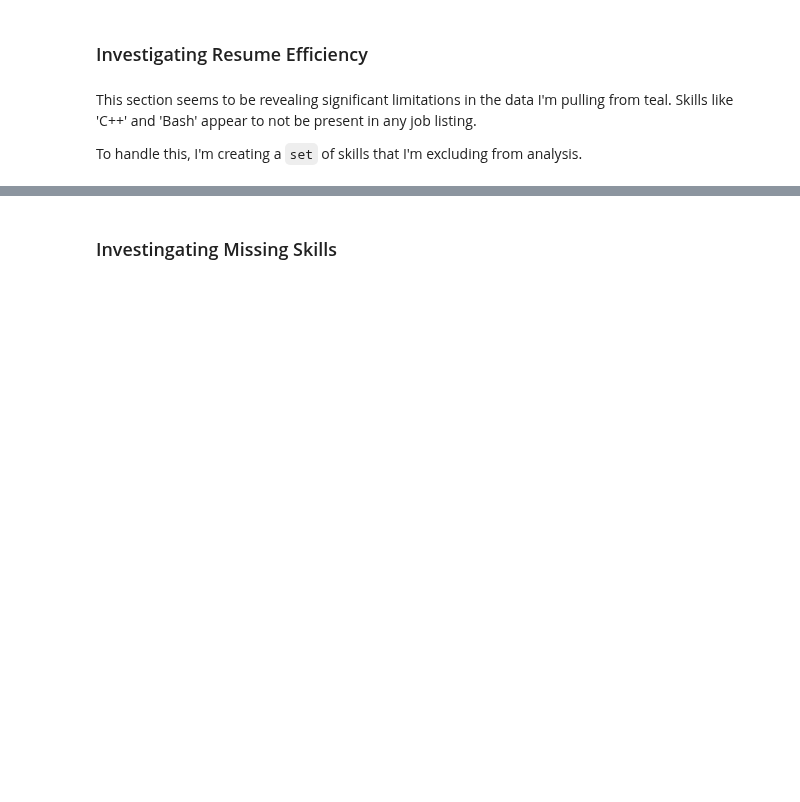
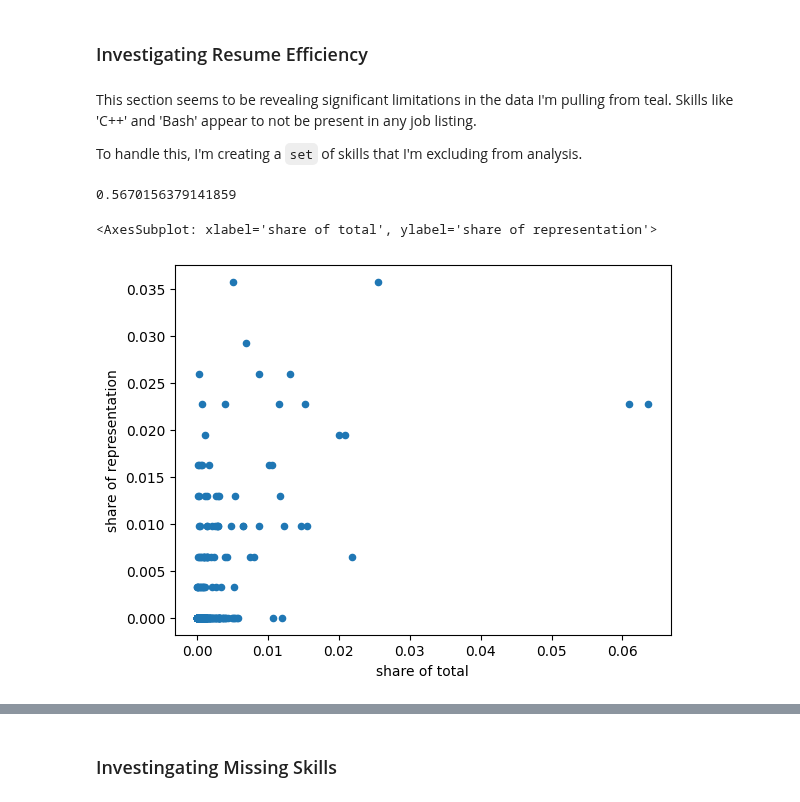
Before and after one commit to FractalMachinist/FractalMachinist.github.io, a Jupyter notebook: Resume-Copy1.ipynb, the cells around one changed output, grey strips where cells are left out. Saved outputs shown, nothing was run; the diff lists cells and outputs as text; code cells hidden in the pictures; blank space fills up the shorter version.

```diff
--- a/Resume-Copy1.ipynb
+++ b/Resume-Copy1.ipynb
@@ -313,3 +320,10 @@ skill_shares = job_skill_weights["share of total"].groupby(level="skill").sum()
+# %%
+skill_shares = job_skill_weights[["share of total"]]\
+                    .groupby(level="skill").sum()\
+                    .join(resume_skills[["share of representation"]], how='outer')\
+                    .fillna(0)
+
+skill_shares["representation per weight"] = skill_shares["share of representation"] / skill_shares["share of total"]
 # %% [markdown]
 ### Review against Job Descriptions
 # %%
@@ -478,0 +529,25 @@ To handle this, I'm creating a `set` of skills that I'm excluding from analysis.
+# %%
+manually_excluded_skills = {
+    'c++',
+    'bash',
+    'javafx',
+    'jdbc',
+    'genetics',
+    'apache tinkerpop',
+    'experience',
+    'ecs',
+    'react',
+    'pandas',
+    'oop'
+}
+# %%
+ex_skill_shares = skill_shares.loc[~skill_shares.index.isin(manually_excluded_skills), :].sort_values("representation per weight", ascending=False)
+# %%
+ex_skill_shares["share of total"].corr(ex_skill_shares["share of representation"])
+# %% [output]
+0.5670156379141859
+# %%
+ex_skill_shares.plot.scatter(x='share of total', y='share of representation')
+# %% [output]
+<AxesSubplot: xlabel='share of total', ylabel='share of representation'>
+[figure, added]
```
Also changed, not shown: parts of 17 cells of this notebook, 5 other files.
